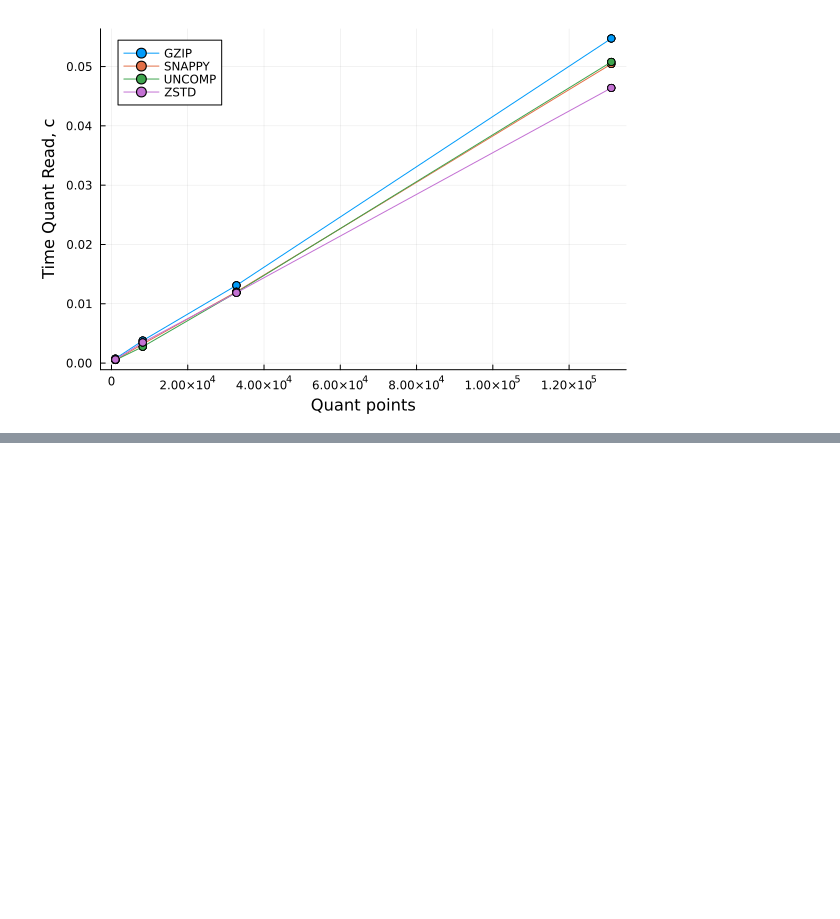
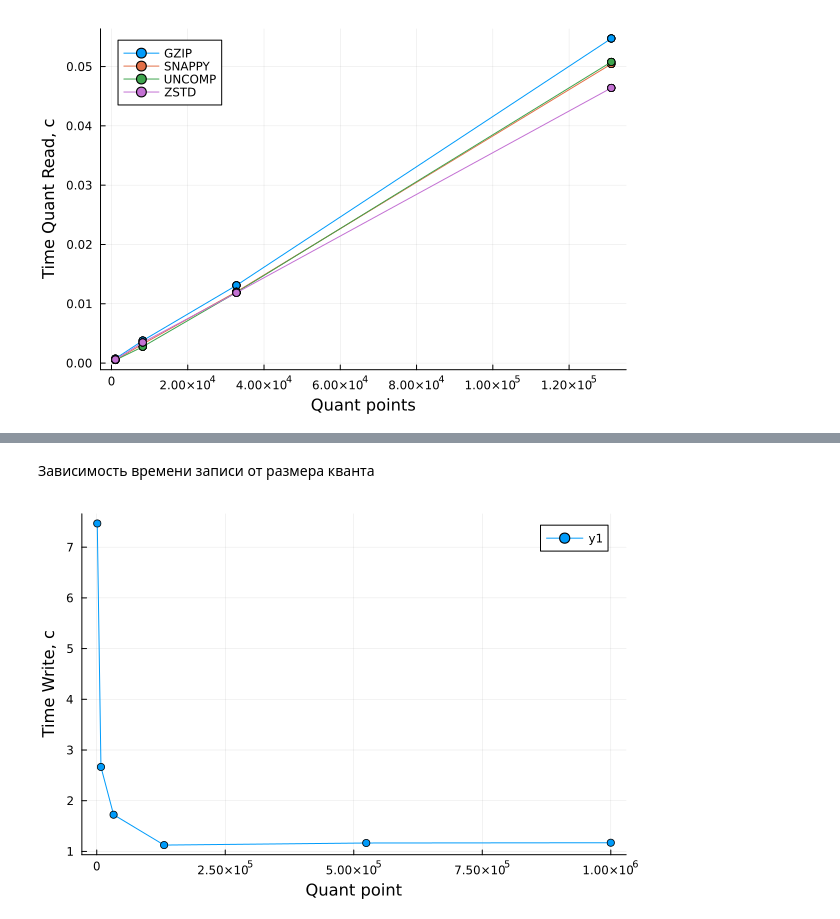
Before and after one commit to a-mikhaylov/file-formats-cpp, a Jupyter notebook: scripts/SavePlots.ipynb, the cells around one changed output, grey strips where cells are left out. Saved outputs shown, nothing was run; the diff lists cells and outputs as text; code cells hidden in the pictures; blank space fills up the shorter version.

```diff
--- a/scripts/SavePlots.ipynb
+++ b/scripts/SavePlots.ipynb
@@ -102,0 +86,4 @@ df_shuffle = CSV.File(Shuffle) |> DataFrame
+# %%
+File   = "../Logs/LogDuckDB5.csv"
+
+df   = CSV.File(File) |> DataFrame
@@ -102,0 +100,10 @@ df_shuffle = CSV.File(Shuffle) |> DataFrame
+# %% [markdown]
+Зависимость времени записи от размера кванта
+# %%
+@df df plot(:quant_points,
+            :time_write,
+            xlabel = "Quant point",
+            ylabel = "Time Write, c",
+            marker = :circle)
+# %% [output]
+[figure, added]
```
Also changed, not shown: parts of 9 cells of this notebook, 17 other files.
